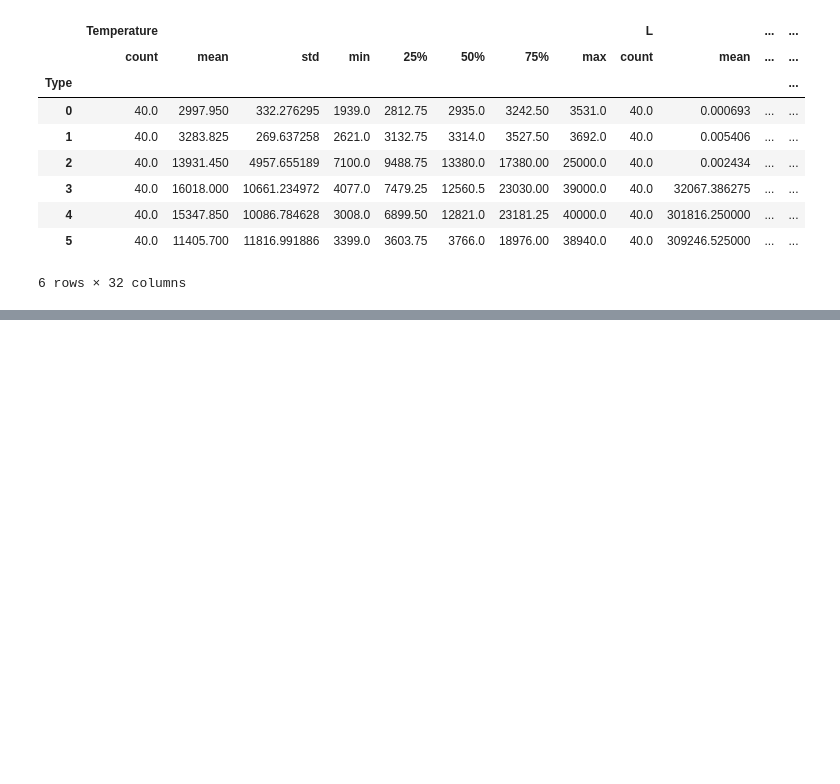
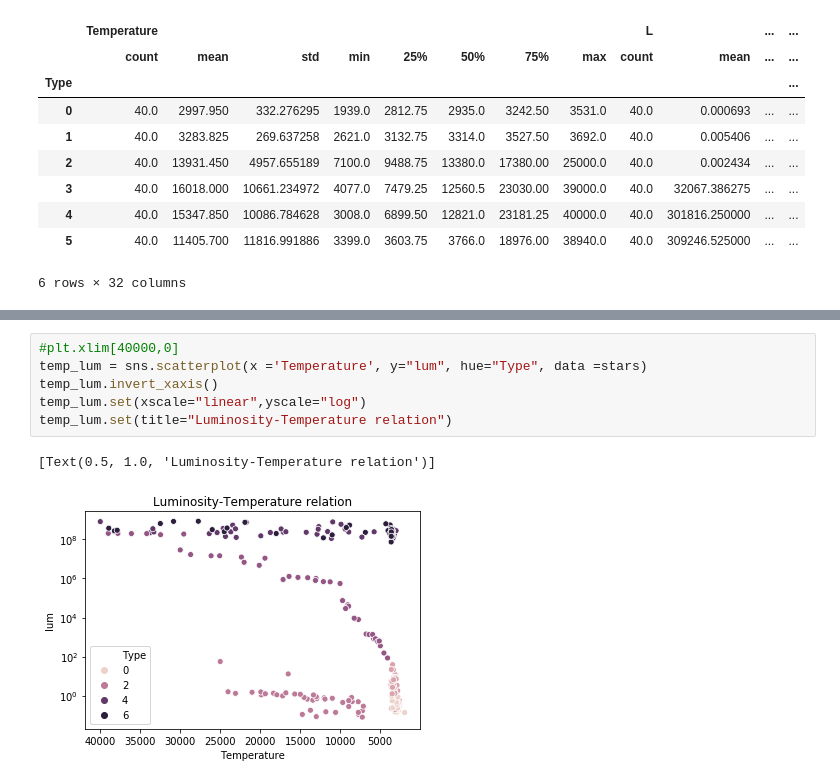
Before and after one commit to paulaked/data25-visualisations, a Jupyter notebook: Untitled.ipynb, the cells around one changed output, grey strips where cells are left out. Drawn from its saved outputs; the diff is of its cells as text; blank space fills up the shorter version.

```diff
--- a/Untitled.ipynb
+++ b/Untitled.ipynb
@@ -70,0 +88,9 @@ star_types.describe()
+# %%
+#plt.xlim[40000,0]
+temp_lum = sns.scatterplot(x ='Temperature', y="lum", hue="Type", data =stars)
+temp_lum.invert_xaxis()
+temp_lum.set(xscale="linear",yscale="log")
+temp_lum.set(title="Luminosity-Temperature relation")
+# %% [output]
+[Text(0.5, 1.0, 'Luminosity-Temperature relation')]
+[figure, added]
```
Also changed, not shown: parts of 7 cells of this notebook.
